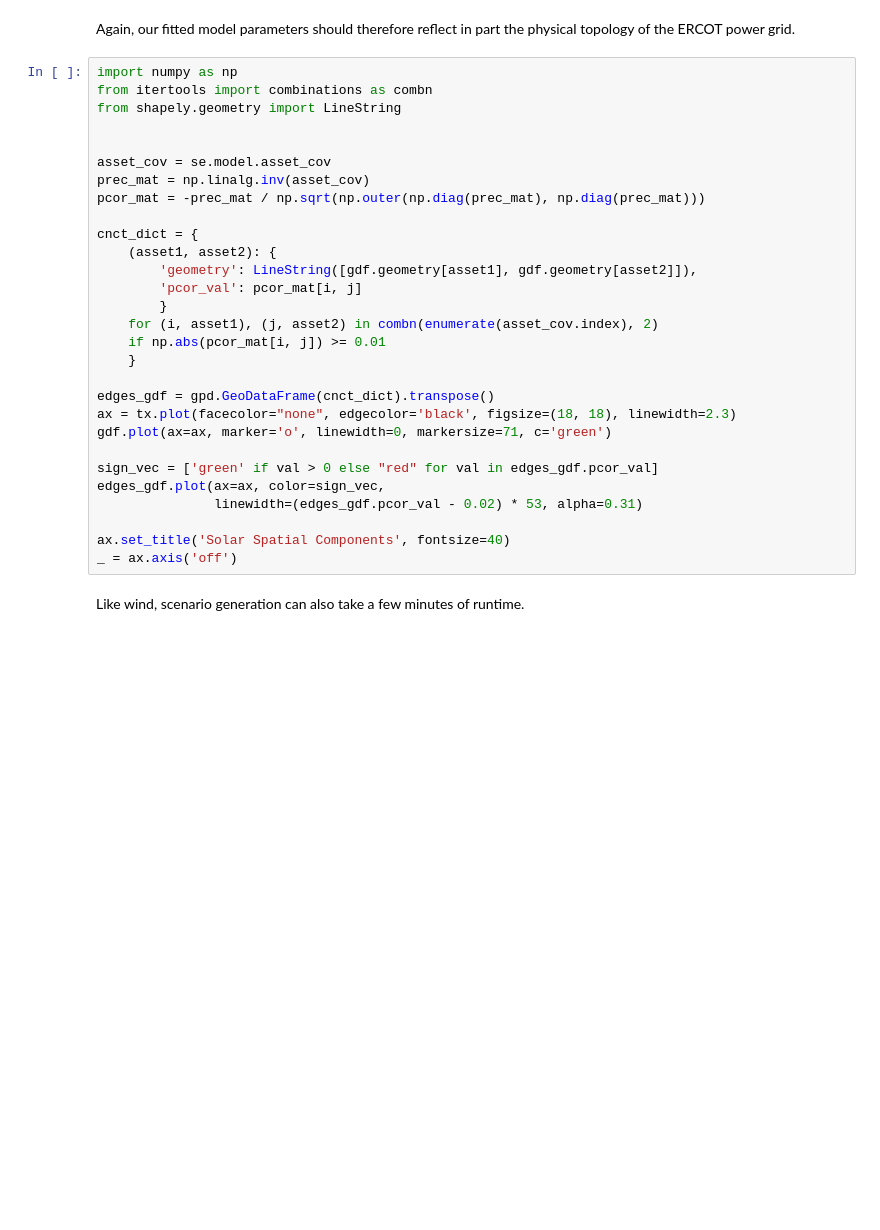
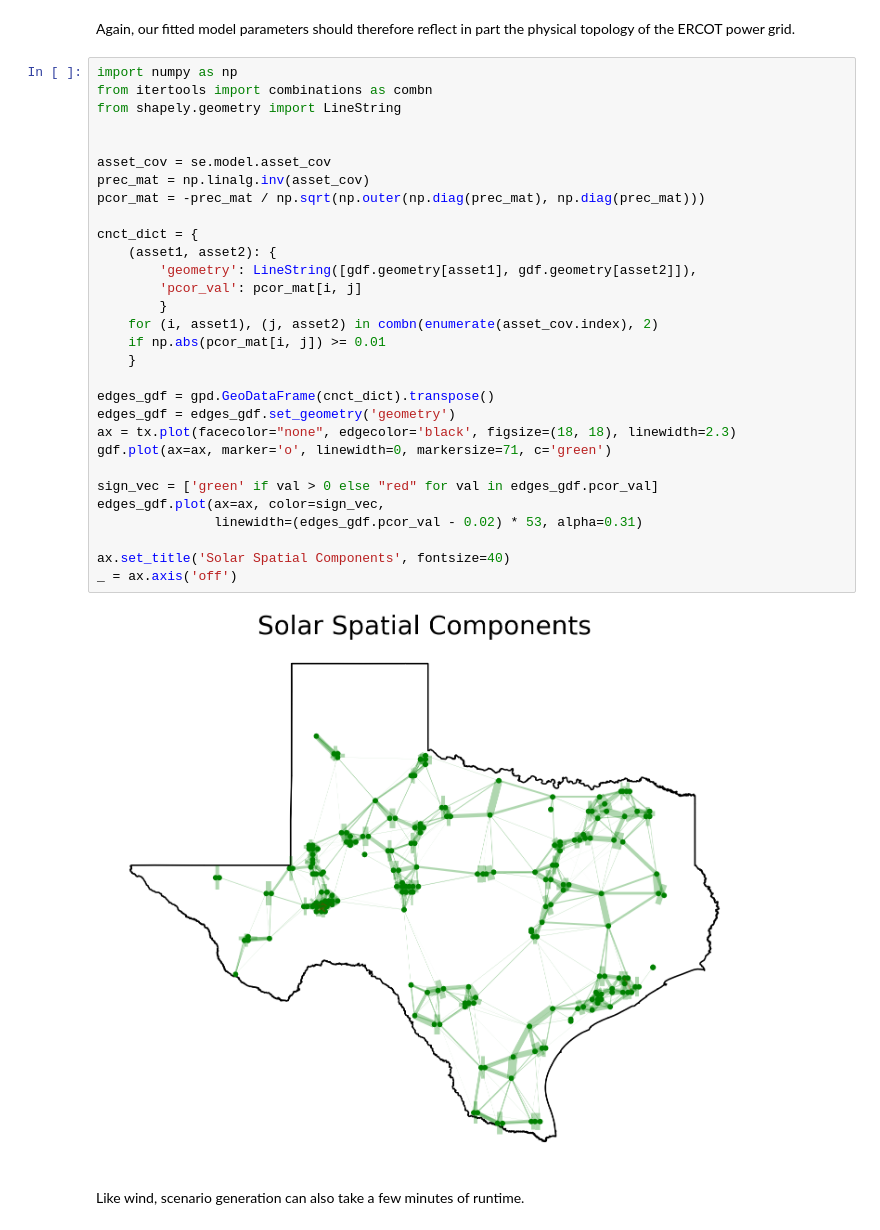
Before and after one commit to PrincetonUniversity/PGscen, a Jupyter notebook: example/ERCOT/ercot_day_ahead_solar.ipynb, the cells around one changed output. Drawn from its saved outputs; the diff is of its cells as text; blank space fills up the shorter version.

```diff
--- a/example/ERCOT/ercot_day_ahead_solar.ipynb
+++ b/example/ERCOT/ercot_day_ahead_solar.ipynb
@@ -111,32 +115,35 @@ Again, our fitted model parameters should therefore reflect in part the physical
 # %%
 import numpy as np
 from itertools import combinations as combn
 from shapely.geometry import LineString
 
 
 asset_cov = se.model.asset_cov
 prec_mat = np.linalg.inv(asset_cov)
 pcor_mat = -prec_mat / np.sqrt(np.outer(np.diag(prec_mat), np.diag(prec_mat)))
 
 cnct_dict = {
     (asset1, asset2): {
         'geometry': LineString([gdf.geometry[asset1], gdf.geometry[asset2]]),
         'pcor_val': pcor_mat[i, j]
         }
     for (i, asset1), (j, asset2) in combn(enumerate(asset_cov.index), 2)
     if np.abs(pcor_mat[i, j]) >= 0.01
     }
 
 edges_gdf = gpd.GeoDataFrame(cnct_dict).transpose()
+edges_gdf = edges_gdf.set_geometry('geometry')
 ax = tx.plot(facecolor="none", edgecolor='black', figsize=(18, 18), linewidth=2.3)
 gdf.plot(ax=ax, marker='o', linewidth=0, markersize=71, c='green')
 
 sign_vec = ['green' if val > 0 else "red" for val in edges_gdf.pcor_val]
 edges_gdf.plot(ax=ax, color=sign_vec,
                linewidth=(edges_gdf.pcor_val - 0.02) * 53, alpha=0.31)
 
 ax.set_title('Solar Spatial Components', fontsize=40)
 _ = ax.axis('off')
+# %% [output]
+[figure, added]
 # %% [markdown]
 Like wind, scenario generation can also take a few minutes of runtime.
 # %%
```
Also changed, not shown: parts of 3 cells of this notebook, 6 other files.
